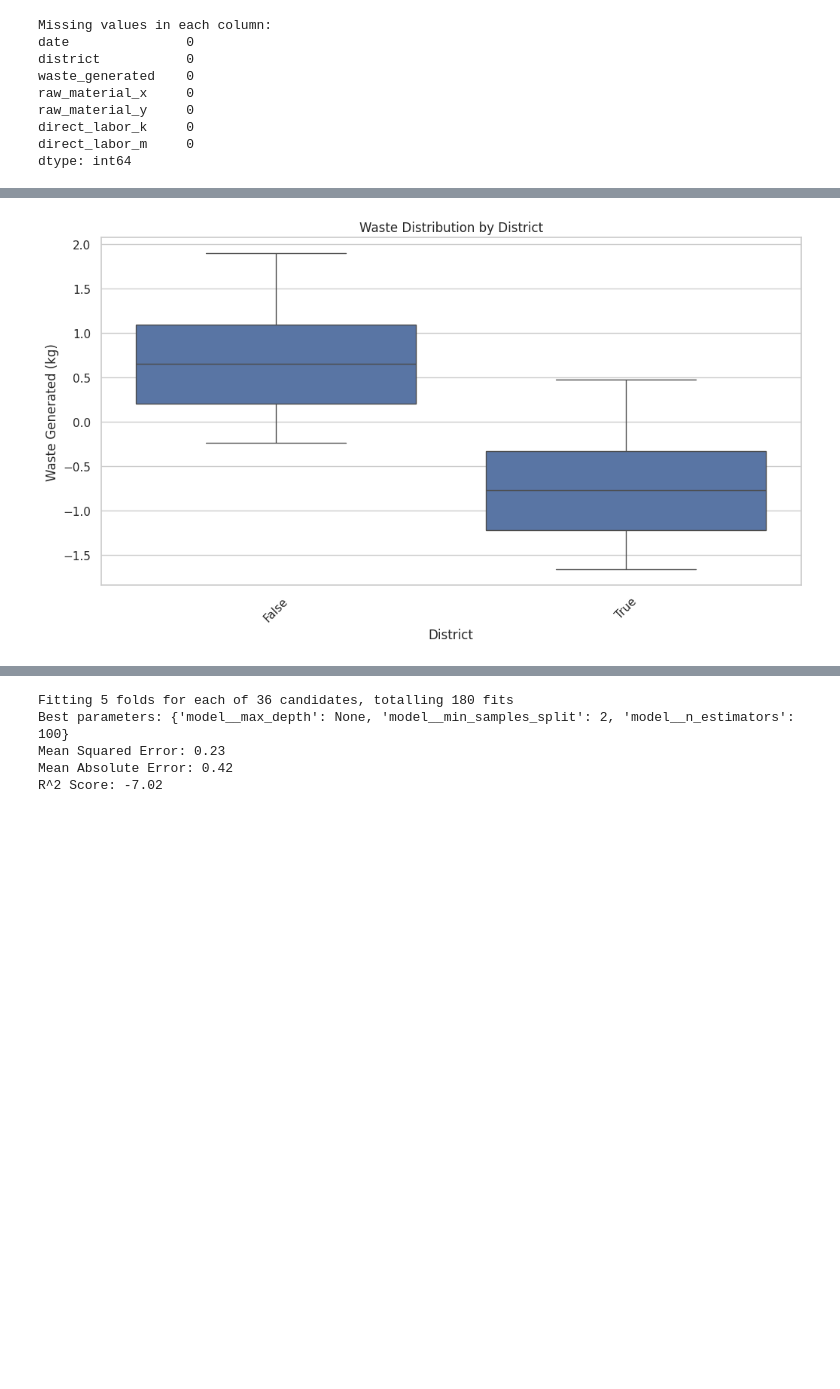
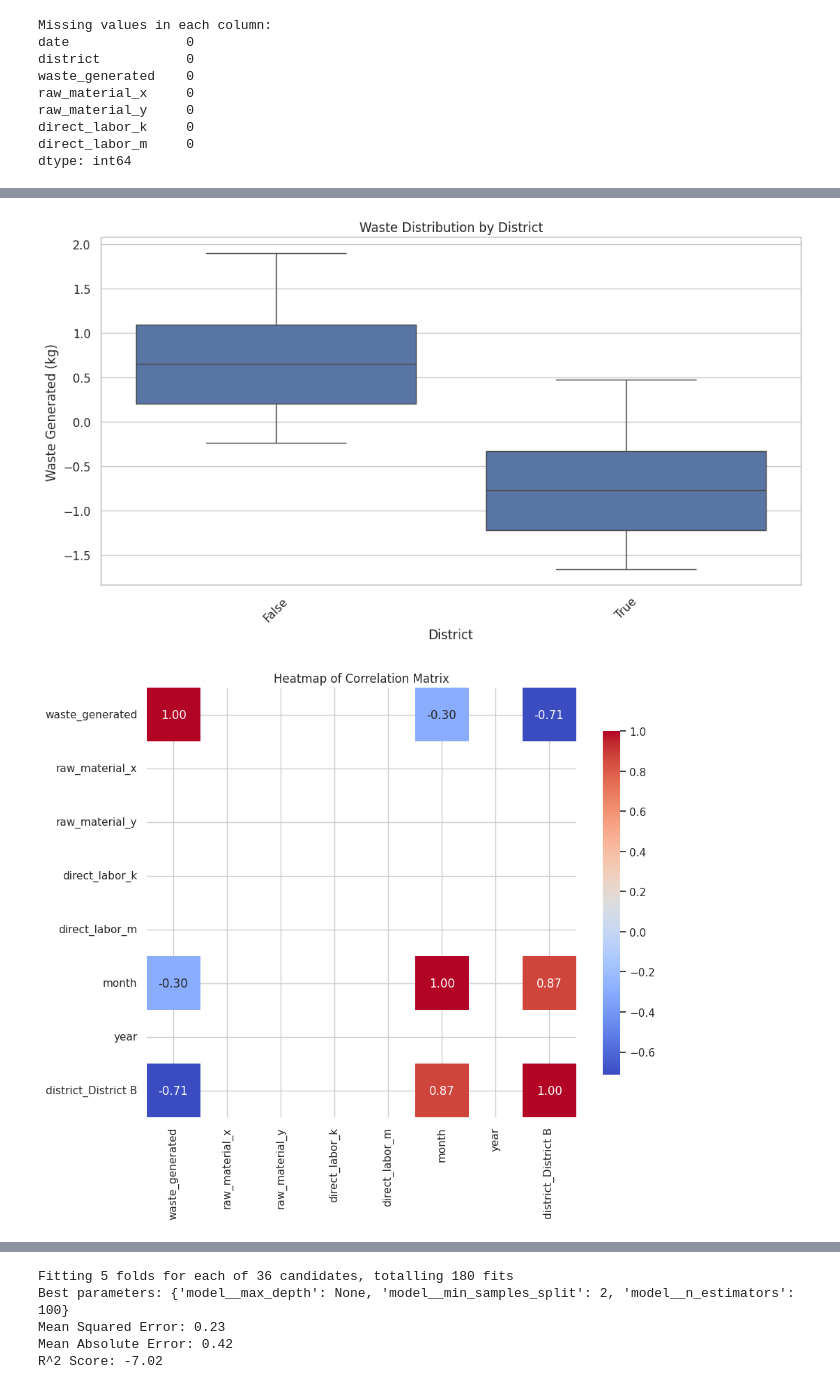
Before and after one commit to Kadin20031/TeamData_Mini_Project_DS450, a Jupyter notebook: Chemical Manufacturing/Chemical_Manufacting.ipynb, the cells around one changed output, grey strips where cells are left out. Saved outputs shown, nothing was run; the diff lists cells and outputs as text; code cells hidden in the pictures; blank space fills up the shorter version.

```diff
--- a/Chemical Manufacturing/Chemical_Manufacting.ipynb
+++ b/Chemical Manufacturing/Chemical_Manufacting.ipynb
@@ -87,22 +86,44 @@ df_waste = pd.get_dummies(df_waste, drop_first=True)
 # %%
 # Step 5: Exploratory Data Analysis
 ## Visualize waste generation over time
 plt.figure(figsize=(12, 6))
 sns.lineplot(data=df_waste, x='month', y='waste_generated', hue='district_District B')
 plt.title('Waste Generation Over Time by District')
 plt.xlabel('Month')
 plt.ylabel('Waste Generated (kg)')
 plt.xticks(ticks=np.arange(1, 13), labels=['Jan', 'Feb', 'Mar', 'Apr', 'May', 'Jun', 'Jul', 'Aug', 'Sep', 'Oct', 'Nov', 'Dec'])
 plt.show()
 
 ## Boxplot for waste distribution by district
 plt.figure(figsize=(12, 6))
 sns.boxplot(data=df_waste, x='district_District B', y='waste_generated')
 plt.title('Waste Distribution by District')
 plt.xlabel('District')
 plt.ylabel('Waste Generated (kg)')
 plt.xticks(rotation=45)
 plt.show()
+
+## Heatmap of Correlation Matrix
+plt.figure(figsize=(10, 8))
+correlation_matrix = df_waste.corr()
+sns.heatmap(correlation_matrix, annot=True, cmap='coolwarm', fmt=".2f", square=True, cbar_kws={"shrink": .8})
+plt.title('Heatmap of Correlation Matrix')
+plt.show()
+
+## Violin Plots for Waste Generation by District
+plt.figure(figsize=(12, 6))
+sns.violinplot(data=df_waste, x='district_District B', y='waste_generated')
+plt.title('Violin Plot of Waste Generation by District')
+plt.xlabel('District')
+plt.ylabel('Waste Generated (kg)')
+plt.xticks(rotation=45)
+plt.show()
+
+## Pairplot for All Features
+sns.pairplot(df_waste, diag_kind='kde', hue='district_District B')
+plt.suptitle('Pairplot of Features by District', y=1.02)
+plt.show()
 # %% [output]
 [figure]
 [figure]
+[figure, added]
```
Also changed, not shown: parts of 3 cells of this notebook, 2 other files.
